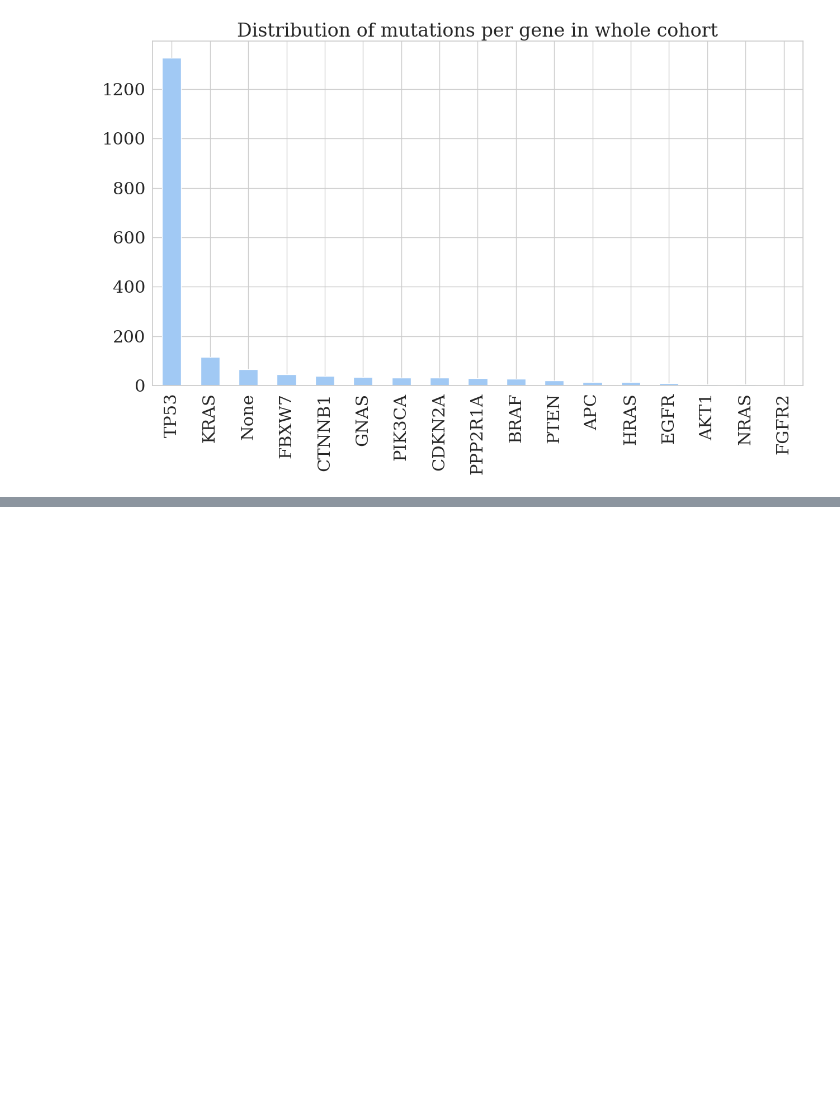
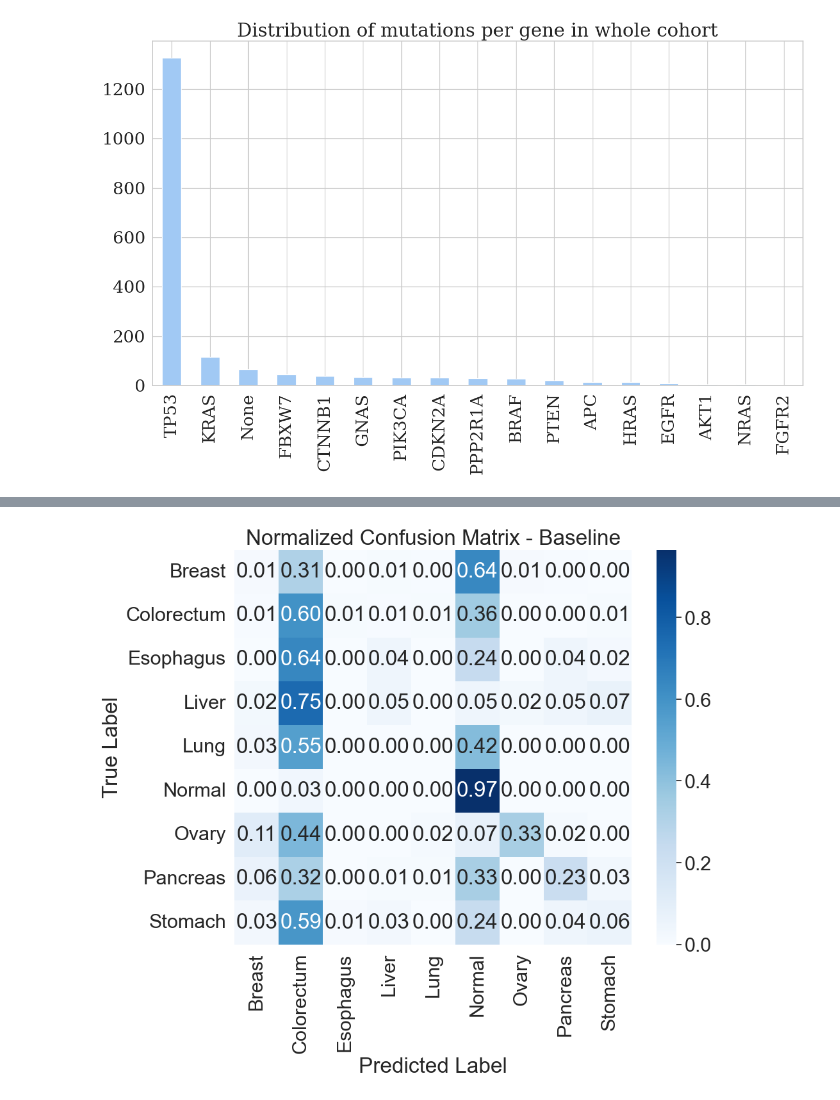
Before and after one commit to asifzubair/cancerseek-reanalysis, a Jupyter notebook: notebooks/eda.ipynb, the cells around one changed output, grey strips where cells are left out. Cells and saved outputs as stored; diff of their text form; code cells hidden in the pictures; blank space fills up the shorter version.

```diff
--- a/notebooks/eda.ipynb
+++ b/notebooks/eda.ipynb
@@ -158,0 +207,4 @@ f, a = add_roc_curve_to_ax(y_label, y_pred_probs, "baseline")
+# %%
+plot_confusion_matrix(y_true, y_pred, class_names, label = "Baseline")
+# %% [output]
+[figure, added]
```
Also changed, not shown: parts of 21 cells of this notebook, 3 other files.
